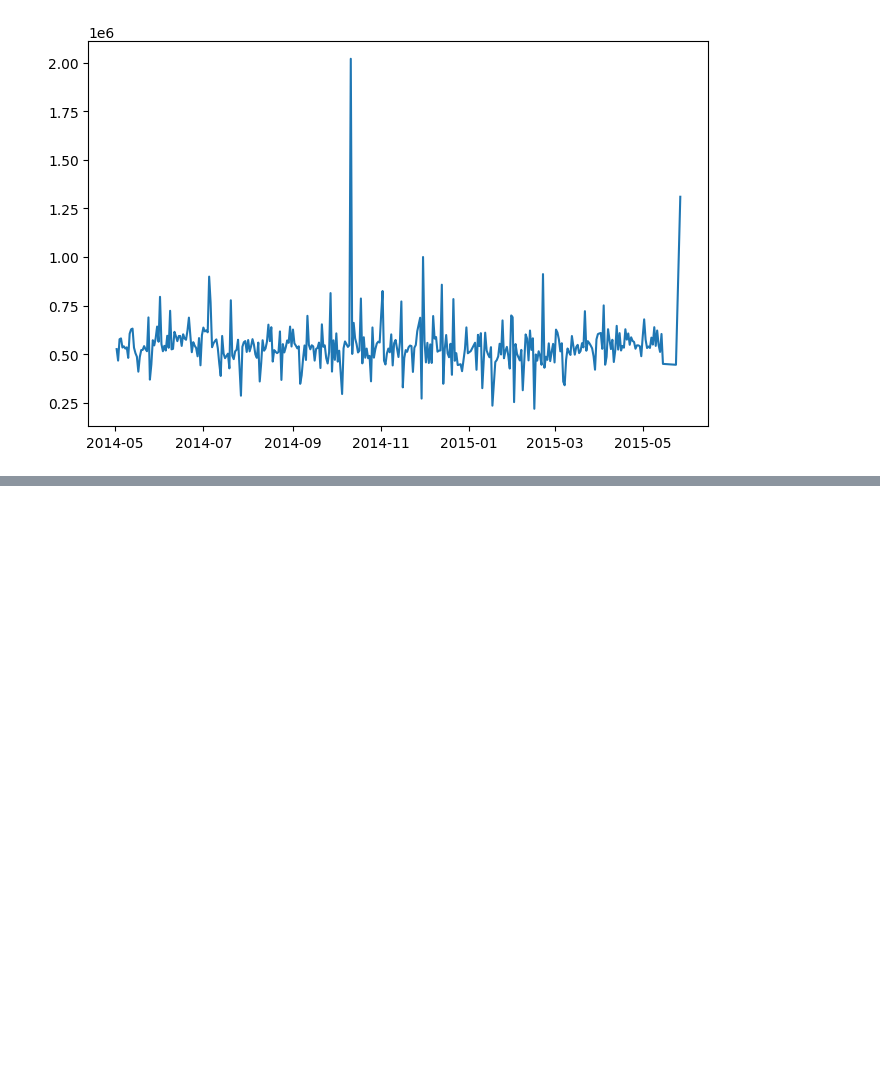
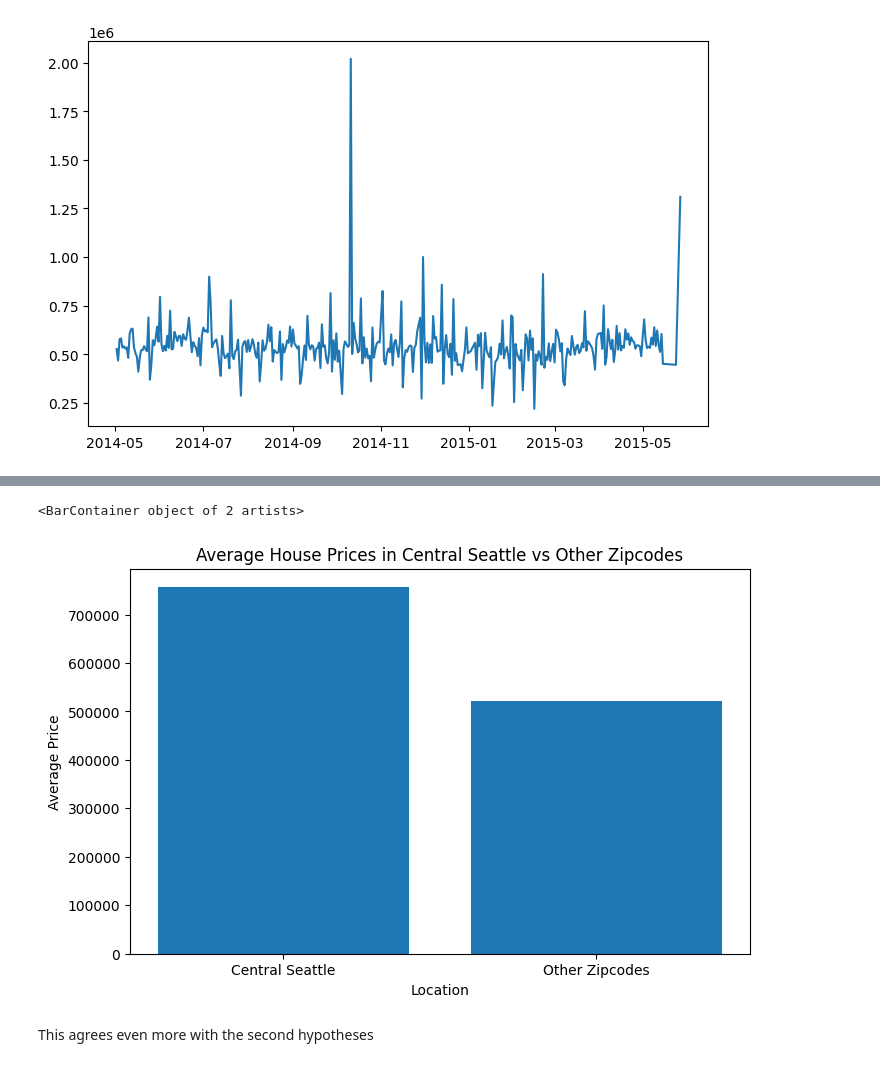
Before and after one commit to xMax991/EDA-Project, a Jupyter notebook: EDA.ipynb, the cells around one changed output, grey strips where cells are left out. Cells and saved outputs as stored; diff of their text form; code cells hidden in the pictures; blank space fills up the shorter version.

```diff
--- a/EDA.ipynb
+++ b/EDA.ipynb
@@ -231,0 +306,20 @@ points
+# %%
+#Selecting zipcodes from the central part of Seattle
+central_seattle_zipcodes = [98119, 98109, 98102, 98112, 98122, 98144, 98116]
+central_seattle_zipcodes_df = df[df['zipcode'].isin(central_seattle_zipcodes)]
+other_zipcodes_df = df[~df['zipcode'].isin(central_seattle_zipcodes)]
+# %%
+#comparing average house sell prices in central Seattle with the rest of the zipcodes
+central_seattle_avg_price = central_seattle_zipcodes_df['price'].mean()
+other_zipcodes_avg_price = other_zipcodes_df['price'].mean()
+
+# Plotting the average prices
+plt.title("Average House Prices in Central Seattle vs Other Zipcodes")
+plt.ylabel("Average Price")
+plt.xlabel("Location")
+plt.bar(['Central Seattle', 'Other Zipcodes'], [central_seattle_avg_price, other_zipcodes_avg_price])
+# %% [output]
+<BarContainer object of 2 artists>
+[figure, added]
+# %% [markdown]
+This agrees even more with the second hypotheses
```
Also changed, not shown: parts of 81 cells of this notebook.
